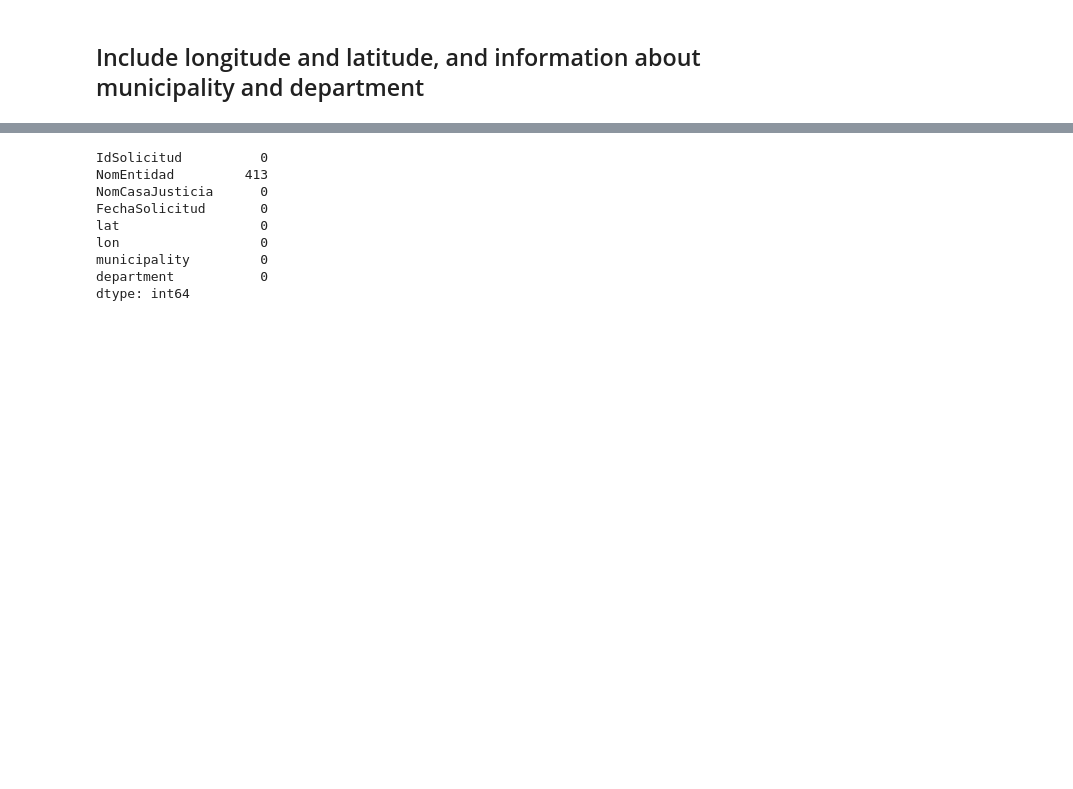
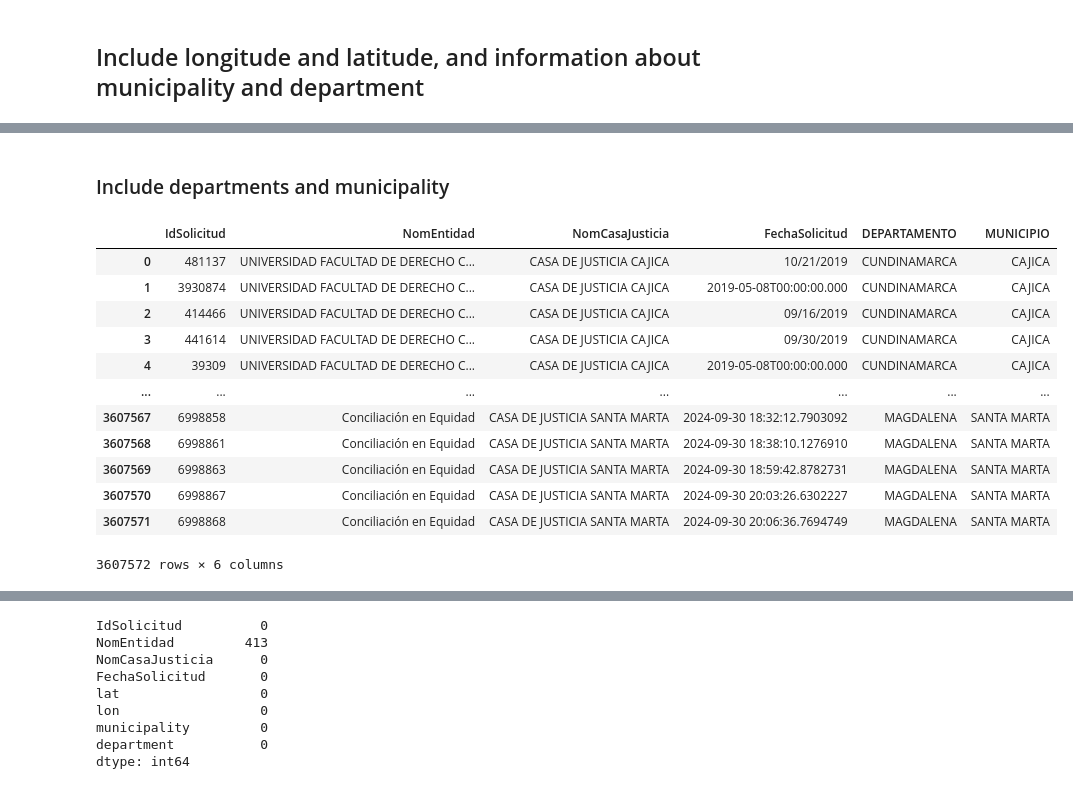
Before and after one commit to dosquisd/Datos-a-la-U, a Jupyter notebook: backend/data/procesos_casas_de_justicia.ipynb, the cells around one changed output, grey strips where cells are left out. Cells and saved outputs as stored; diff of their text form; code cells hidden in the pictures; blank space fills up the shorter version.

```diff
--- a/backend/data/procesos_casas_de_justicia.ipynb
+++ b/backend/data/procesos_casas_de_justicia.ipynb
@@ -16 +1,17 @@ True
+# %%
+import pandas as pd
+import requests
+import re
+from unicodedata import normalize
+from IPython.display import clear_output
+from datetime import date, datetime
+
+
+def remove_tildes(string: str) -> str:
+    string = re.sub(
+        r"([^n\u0300-\u036f]|n(?!\u0303(?![\u0300-\u036f])))[\u0300-\u036f]+", r"\1",
+        normalize("NFD", string), 0, re.I
+    )
+    string = normalize("NFC", string)
+    return string
 # %%
@@ -38,3 +39,6 @@ NomEntidad         1334
 NomCasaJusticia       0
 FechaSolicitud        0
 dtype: int64
+# %%
+data2 = pd.read_csv(f"./processed/directorio_casas_de_justicia*.csv")
+data2
@@ -62,0 +79,20 @@ array(['Casa de Justicia Cajicá', 'Casa de Justicia Frontino',
+# %% [markdown]
+### Include departments and municipality
+# %%
+df = pd.merge(data1, data2, left_on="NomCasaJusticia", right_on="CASA DE JUSTICIA")
+del df["CASA DE JUSTICIA"]
+df
+# %% [output]
+|  | IdSolicitud | NomEntidad | NomCasaJusticia | FechaSolicitud | DEPARTAMENTO | MUNICIPIO |
+| 0 | 481137 | UNIVERSIDAD FACULTAD DE DERECHO C... | CASA DE JUSTICIA CAJICA | 10/21/2019 | CUNDINAMARCA | CAJICA |
+| 1 | 3930874 | UNIVERSIDAD FACULTAD DE DERECHO C... | CASA DE JUSTICIA CAJICA | 2019-05-08T00:00:00.000 | CUNDINAMARCA | CAJICA |
+| 2 | 414466 | UNIVERSIDAD FACULTAD DE DERECHO C... | CASA DE JUSTICIA CAJICA | 09/16/2019 | CUNDINAMARCA | CAJICA |
+| 3 | 441614 | UNIVERSIDAD FACULTAD DE DERECHO C... | CASA DE JUSTICIA CAJICA | 09/30/2019 | CUNDINAMARCA | CAJICA |
+| 4 | 39309 | UNIVERSIDAD FACULTAD DE DERECHO C... | CASA DE JUSTICIA CAJICA | 2019-05-08T00:00:00.000 | CUNDINAMARCA | CAJICA |
+| ... | ... | ... | ... | ... | ... | ... |
+| 3607567 | 6998858 | Conciliación en Equidad | CASA DE JUSTICIA SANTA MARTA | 2024-09-30 18:32:12.7903092 | MAGDALENA | SANTA MARTA |
+| 3607568 | 6998861 | Conciliación en Equidad | CASA DE JUSTICIA SANTA MARTA | 2024-09-30 18:38:10.1276910 | MAGDALENA | SANTA MARTA |
+| 3607569 | 6998863 | Conciliación en Equidad | CASA DE JUSTICIA SANTA MARTA | 2024-09-30 18:59:42.8782731 | MAGDALENA | SANTA MARTA |
+| 3607570 | 6998867 | Conciliación en Equidad | CASA DE JUSTICIA SANTA MARTA | 2024-09-30 20:03:26.6302227 | MAGDALENA | SANTA MARTA |
+| 3607571 | 6998868 | Conciliación en Equidad | CASA DE JUSTICIA SANTA MARTA | 2024-09-30 20:06:36.7694749 | MAGDALENA | SANTA MARTA |
+3607572 rows × 6 columns
```
Also changed, not shown: parts of 19 cells of this notebook, 1 other file.
